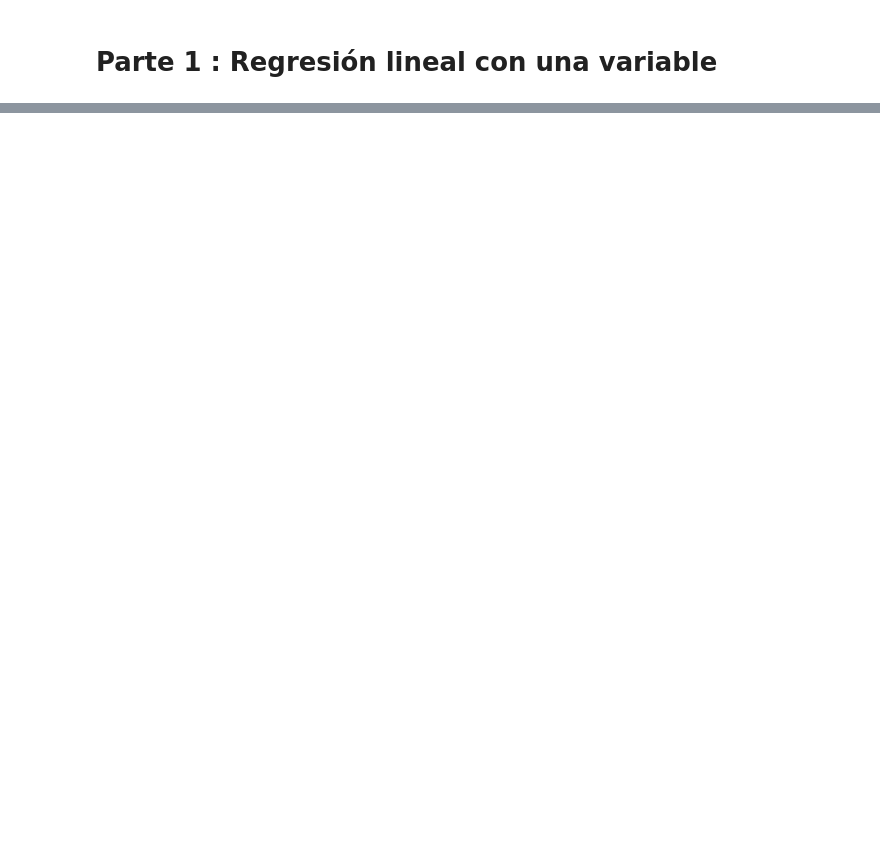
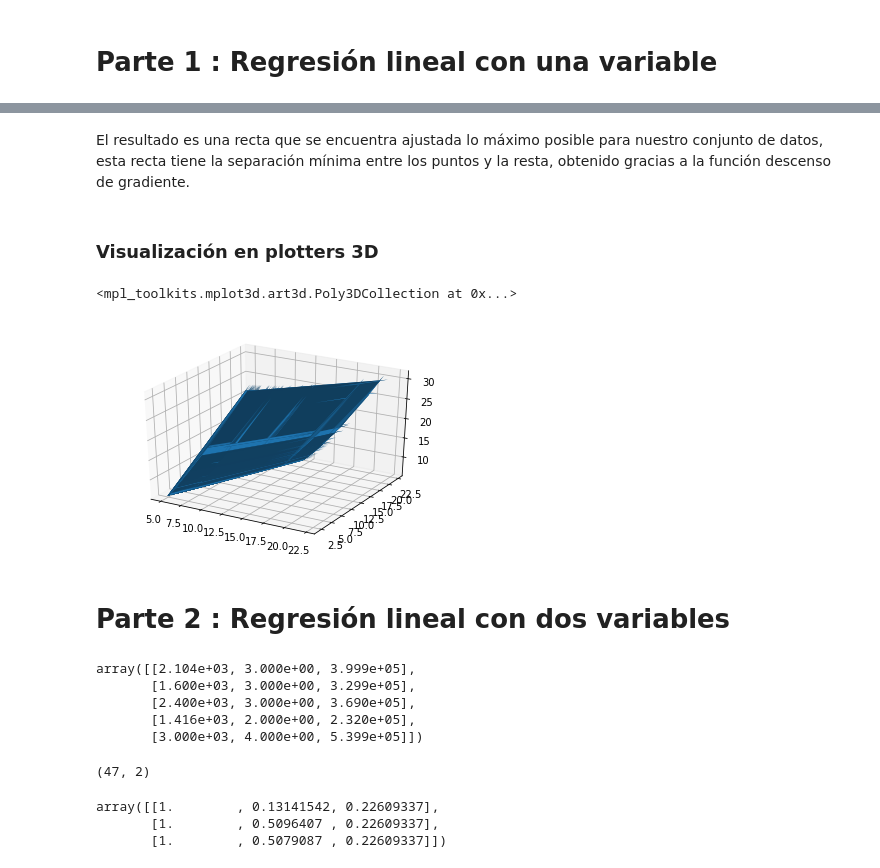
Before and after one commit to ivanfermena/Machine-Learning-Practice-1, a Jupyter notebook: Práctica 1 - Aprendizaje Automático y Big Data.ipynb, the cells around one changed output, grey strips where cells are left out. Cells and saved outputs as stored; diff of their text form; code cells hidden in the pictures; blank space fills up the shorter version.

Commit message:
Avance hecho en parte dos de la practica 1

```diff
--- a/Práctica 1 - Aprendizaje Automático y Big Data.ipynb
+++ b/Práctica 1 - Aprendizaje Automático y Big Data.ipynb
@@ -51,0 +113,36 @@ plt.plot(independent_data, hyphotesis_function(th0, th1, independent_data))
+# %% [markdown]
+El resultado es una recta que se encuentra ajustada lo máximo posible para nuestro conjunto de datos, esta recta tiene la separación mínima entre los puntos y la resta, obtenido gracias a la función descenso de gradiente.
+# %% [markdown]
+### Visualización en plotters 3D
+# %%
+from mpl_toolkits import mplot3d
+
+fig = plt.figure()
+ax = plt.axes(projection='3d')
+
+
+X, Y = np.meshgrid(independent_data,  hyphotesis_function(gd_th0, gd_th1, independent_data))
+Z = np.sqrt(X**2 + Y**2)
+
+ax.plot_surface(X, Y, Z)
+# %% [output]
+<mpl_toolkits.mplot3d.art3d.Poly3DCollection at 0x...>
+[figure, added]
+# %% [markdown]
+# Parte 2 : Regresión lineal con dos variables
+# %%
+dataset = load_csv('./datasets/ex1data2.csv')
+nfeatures = 2
+dataset[:5]
+# %% [output]
+array([[2.104e+03, 3.000e+00, 3.999e+05],
+       [1.600e+03, 3.000e+00, 3.299e+05],
+       [2.400e+03, 3.000e+00, 3.690e+05],
+       [1.416e+03, 2.000e+00, 2.320e+05],
+       [3.000e+03, 4.000e+00, 5.399e+05]])
+# %%
+features = dataset[:,:nfeatures]
+target = dataset[:,nfeatures]
+features.shape
+# %% [output]
+(47, 2)
@@ -51,0 +155,10 @@ plt.plot(independent_data, hyphotesis_function(th0, th1, independent_data))
+# %%
+features_norm, mu, sigma = normalice(features)
+ones = np.ones([len(features),len(features[0])+1])
+ones[:,1:] = features_norm
+features_norm = ones
+features_norm[:3]
+# %% [output]
+array([[1.        , 0.13141542, 0.22609337],
+       [1.        , 0.5096407 , 0.22609337],
+       [1.        , 0.5079087 , 0.22609337]])
```
Also changed, not shown: parts of 35 cells of this notebook.
